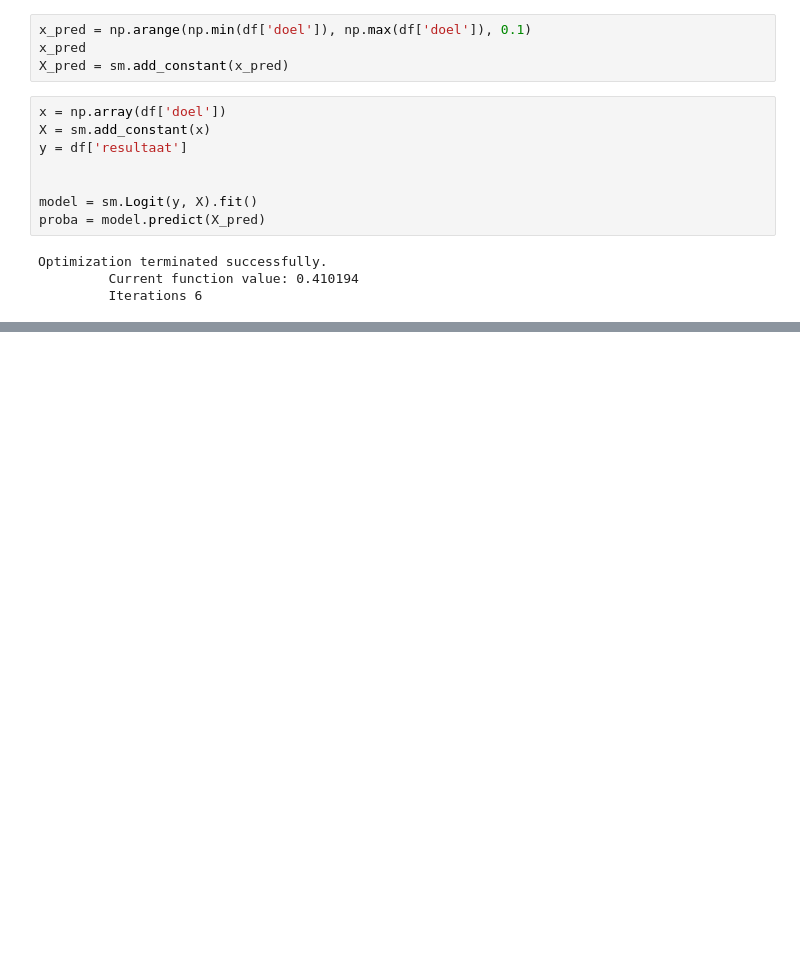
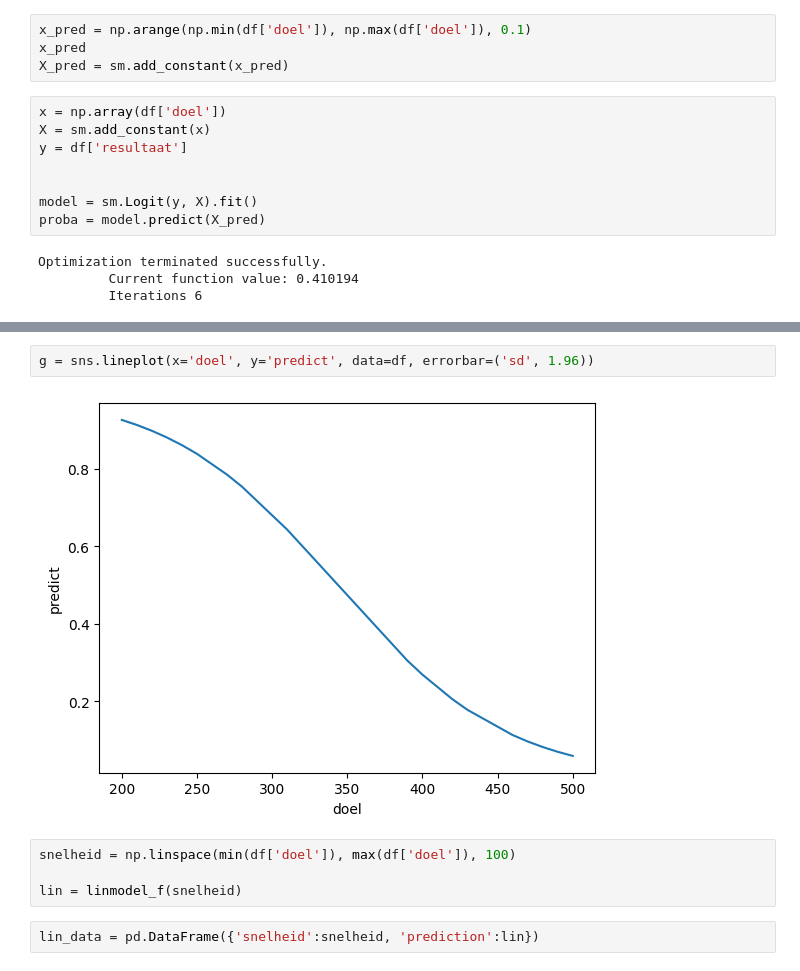
Before and after one commit to R4vante/School, a Jupyter notebook: Statistical_Learning/Data_Analyse/raket2.ipynb, the cells around one changed output, grey strips where cells are left out. Drawn from its saved outputs; the diff is of its cells as text; blank space fills up the shorter version.

```diff
--- a/Statistical_Learning/Data_Analyse/raket2.ipynb
+++ b/Statistical_Learning/Data_Analyse/raket2.ipynb
@@ -80,0 +74,10 @@ plt.plot(x, y, 'x')
+# %%
+g = sns.lineplot(x='doel', y='predict', data=df, errorbar=('sd', 1.96))
+# %% [output]
+[figure, added]
+# %%
+snelheid = np.linspace(min(df['doel']), max(df['doel']), 100)
+
+lin = linmodel_f(snelheid)
+# %%
+lin_data = pd.DataFrame({'snelheid':snelheid, 'prediction':lin})
```
Also changed, not shown: parts of 4 cells of this notebook.
